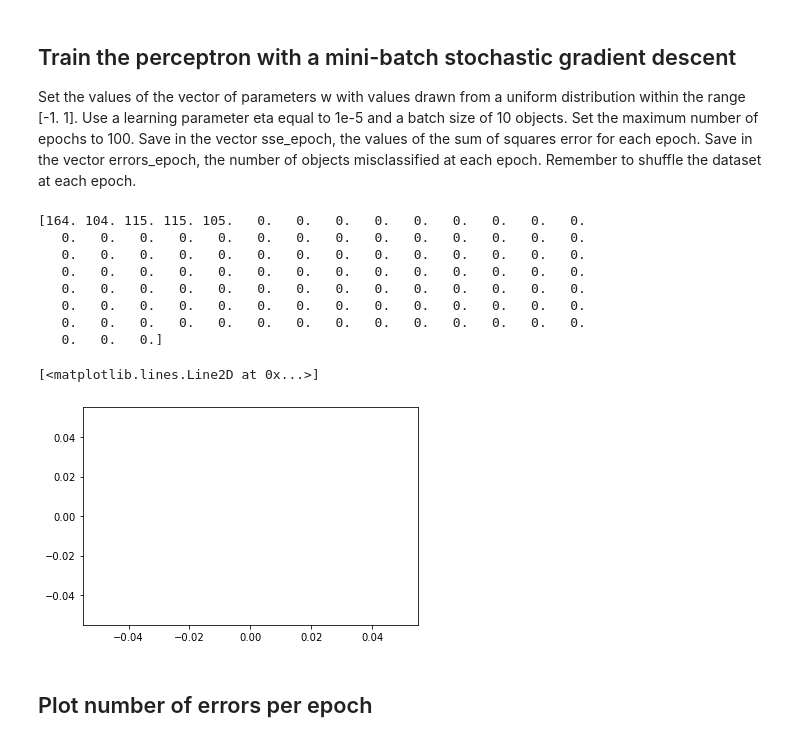
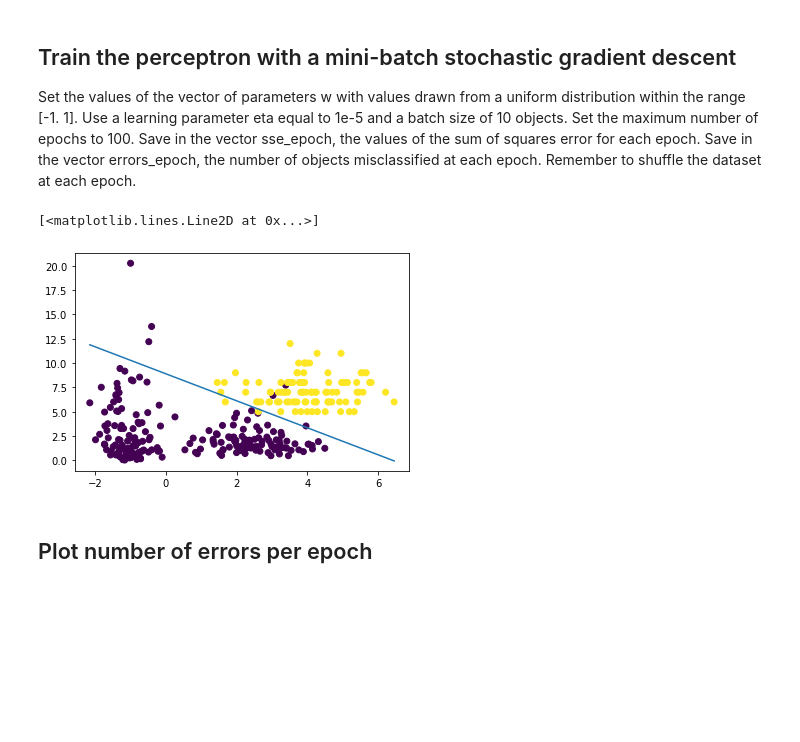
Before and after one commit to raozzo/ML, a Jupyter notebook: Exercises/Polynomial_SGD.ipynb, the cells around one changed output. Drawn from its saved outputs; the diff is of its cells as text; code cells hidden in the pictures; blank space fills up the shorter version.

```diff
--- a/Exercises/Polynomial_SGD.ipynb
+++ b/Exercises/Polynomial_SGD.ipynb
@@ -50,24 +38,24 @@ plt.scatter(X1_3,X2_3)
 
 Create a matrix of points X (each row is an object) and a vector y of labels. Remember that we need the coordinate X0 for the bias term (all ones).
 # %%
-#bias term vector
-X0= np.ones(N*3)
+#creo le data matrix
+X0 = np.ones(N*3)
+X = np.stack([
+    X0,
+    np.concatenate([X1_1,X1_2,X1_3]),
+    np.concatenate([X2_1,X2_2,X2_3])
+],axis=1)
 
-X = np.stack((X0,
-    np.concatenate((X1_1,X1_2,X1_3)),
-    np.concatenate((X2_1,X2_2,X2_3))),
-    axis=1)
-
-y=np.concatenate((y1,y2,y3))
+Y= np.concatenate([y1,y2,y3])
 # %% [markdown]
 ## Choose category
 
 We want to train a binary classifier for class 3. To this purpose, create a vector of labels y_class that contains 1 for each object belonging to the class under study (positive class) and -1 to all the other objects.
 # %%
 positive_class=3
+y_class = -np.ones(N*3)
 
-y_class = -np.ones(N*3)
-y_class[y==positive_class]=1
+y_class[Y==positive_class]=1
 # %% [markdown]
 ### Plot this binary problem
 # %%
@@ -91,55 +79,31 @@ Use a learning parameter eta equal to 1e-5 and a batch size of 10 objects. Set t
 Save in the vector sse_epoch, the values of the sum of squares error for each epoch. Save in the vector errors_epoch, the number of objects misclassified at each epoch.
 Remember to shuffle the dataset at each epoch.
 # %%
-w= np.random.uniform(low=-1,high=1 , size =3)
+batch_size= 10
+eta = 10e-5
+max_epoch=500
+plt.scatter(X[:,1],X[:,2],c=y_class)
+w=np.random.uniform(low=-1,high=1, size=3)
 
-mini_batch_size= 10
-max_epoch = 100
-epoch= 0
+for epoch in range(max_epoch):
+    perm =np.random.permutation(range(y_class.shape[0]))
 
-eta = 10e-5
+    X=X[perm,:]
+    y_class=y_class[perm]
 
-#mi creo i vettori per salvare gli errori
-sse_epoch = np.zeros(max_epoch+1)
 
-#set checkpoint
-errors_epoch = np.zeros(max_epoch+1)
+    for j in range(0,Y.shape[0],batch_size):
 
-for epoch in range(max_epoch) :
-    sse_epoch[epoch] = sse(X, y_class, w)
-    errors_epoch[epoch] = sum((y_class * np.sign(np.dot(X, w))) <0) #ho errore solo quando i segni sono discordi
+        X_batch= X[j:(j+batch_size)]
+        y_batch= y_class[j:(j+batch_size)]
 
-    #faccio le permutazioni di X
-    perm = np.random.permutation(range(y_class.shape[0]))
-    X=X[perm, :]
-    y_class = y_class[perm]
+        error = y_batch - np.dot(X_batch,w)
+        w = w + eta* np.dot(X_batch.T,error)
 
-    for j in range(0, y_class.shape[0], mini_batch_size): #parto da 0 e vado a 100 facendo passi da 10
-
-        #faccio un trim delle classi di analisi
-        X_batch = X[j:(j+mini_batch_size)]
-        y_batch = y_class[j:(j+mini_batch_size)]
-        errors = y_batch - np.dot(X_batch, w)
-
-        w = w + eta + np.dot(X_batch.T,errors)
-
-#errori dell'ultima epoca
-sse_epoch[epoch+1]= sse (X, y_class, w)
-errors_epoch[epoch+1] = sum((y_class * np.sign(np.dot(X, w)))<0)
-
-print (errors_epoch)
 
 plt.plot([np.min(X[:,1]),np.max(X[:,1])],[np.min(X[:,1])*(-w[1]/w[2])-(w[0]/w[2]),np.max(X[:,1])*(-w[1]/w[2])-(w[0]/w[2])])
 # %% [output]
-[164. 104. 115. 115. 105.   0.   0.   0.   0.   0.   0.   0.   0.   0.
-   0.   0.   0.   0.   0.   0.   0.   0.   0.   0.   0.   0.   0.   0.
-   0.   0.   0.   0.   0.   0.   0.   0.   0.   0.   0.   0.   0.   0.
-   0.   0.   0.   0.   0.   0.   0.   0.   0.   0.   0.   0.   0.   0.
-   0.   0.   0.   0.   0.   0.   0.   0.   0.   0.   0.   0.   0.   0.
-   0.   0.   0.   0.   0.   0.   0.   0.   0.   0.   0.   0.   0.   0.
-   0.   0.   0.   0.   0.   0.   0.   0.   0.   0.   0.   0.   0.   0.
-   0.   0.   0.]
+[<matplotlib.lines.Line2D at 0x...>]
-[<matplotlib.lines.Line2D at 0x...>]
-[figure, old version]
+[figure, new version]
 # %% [markdown]
 ## Plot number of errors per epoch
```
Also changed, not shown: parts of 9 cells of this notebook, 34 other files.
